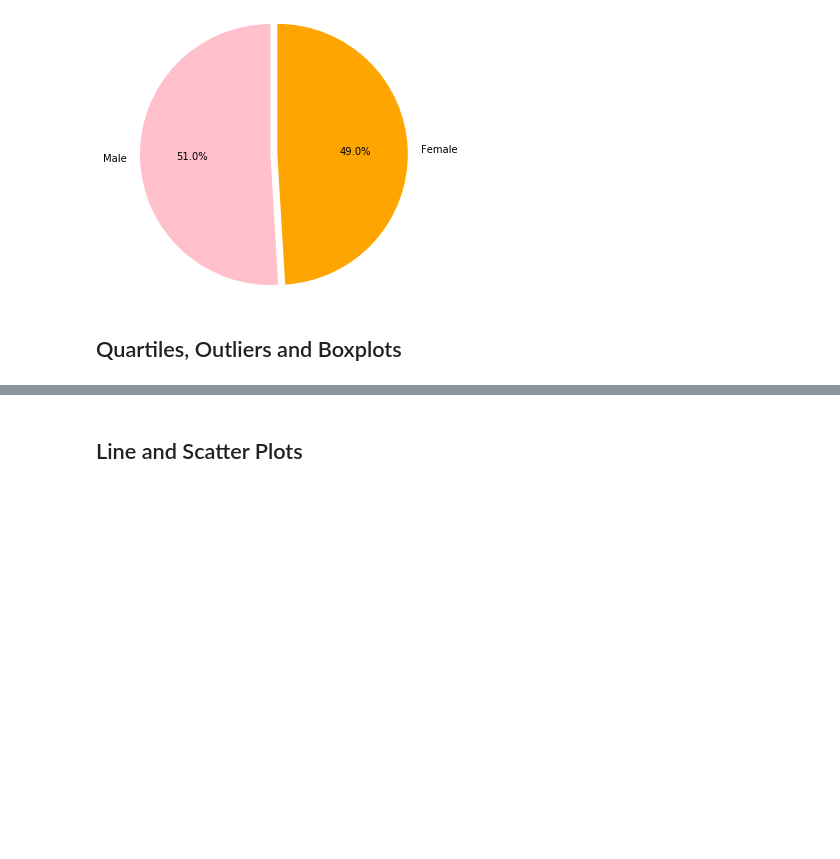
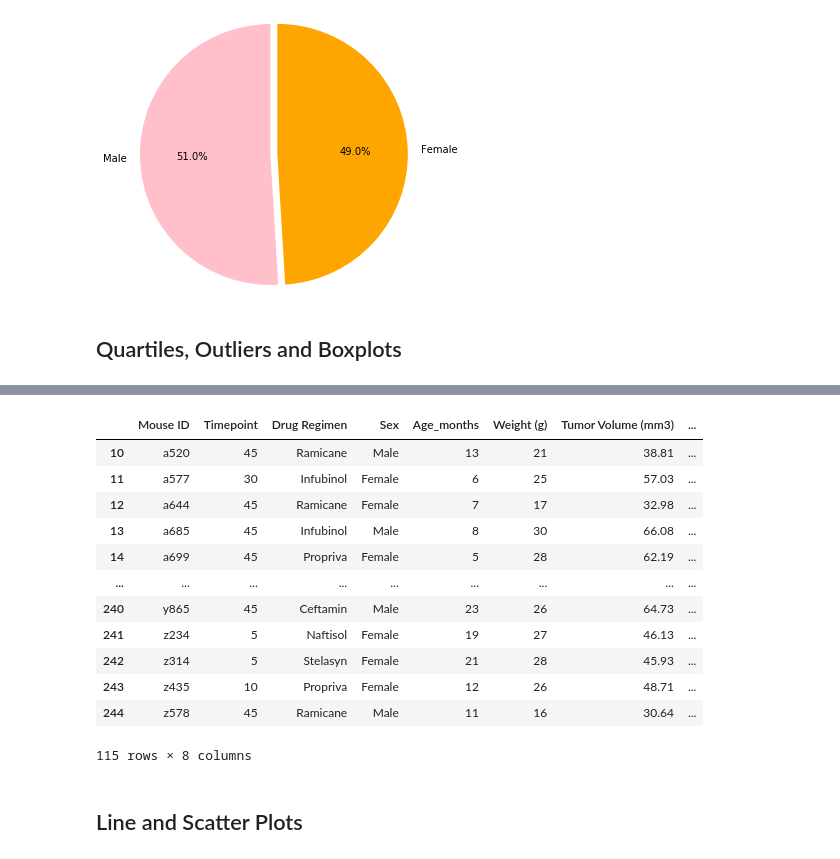
Before and after one commit to Navyhoang/Matplotlib-Challenge, a Jupyter notebook: Pymaceuticals/pymaceuticals.ipynb, the cells around one changed output, grey strips where cells are left out. Drawn from its saved outputs; the diff is of its cells as text; code cells hidden in the pictures; blank space fills up the shorter version.

```diff
--- a/Pymaceuticals/pymaceuticals.ipynb
+++ b/Pymaceuticals/pymaceuticals.ipynb
@@ -273,0 +322,18 @@ plt.show()
+# %%
+# Only keep the rows with 4 regimens of interest: Capomulin, Ramicane, Infubinol, and Ceftamin
+analysis_df = merge_df.loc[(merged_df['Drug Regimen'] == 'Capomulin')]
+analysis_df
+# %% [output]
+|  | Mouse ID | Timepoint | Drug Regimen | Sex | Age_months | Weight (g) | Tumor Volume (mm3) | ... |
+| 10 | a520 | 45 | Ramicane | Male | 13 | 21 | 38.81 | ... |
+| 11 | a577 | 30 | Infubinol | Female | 6 | 25 | 57.03 | ... |
+| 12 | a644 | 45 | Ramicane | Female | 7 | 17 | 32.98 | ... |
+| 13 | a685 | 45 | Infubinol | Male | 8 | 30 | 66.08 | ... |
+| 14 | a699 | 45 | Propriva | Female | 5 | 28 | 62.19 | ... |
+| ... | ... | ... | ... | ... | ... | ... | ... | ... |
+| 240 | y865 | 45 | Ceftamin | Male | 23 | 26 | 64.73 | ... |
+| 241 | z234 | 5 | Naftisol | Female | 19 | 27 | 46.13 | ... |
+| 242 | z314 | 5 | Stelasyn | Female | 21 | 28 | 45.93 | ... |
+| 243 | z435 | 10 | Propriva | Female | 12 | 26 | 48.71 | ... |
+| 244 | z578 | 45 | Ramicane | Male | 11 | 16 | 30.64 | ... |
+115 rows × 8 columns
```
Also changed, not shown: parts of 5 cells of this notebook.
